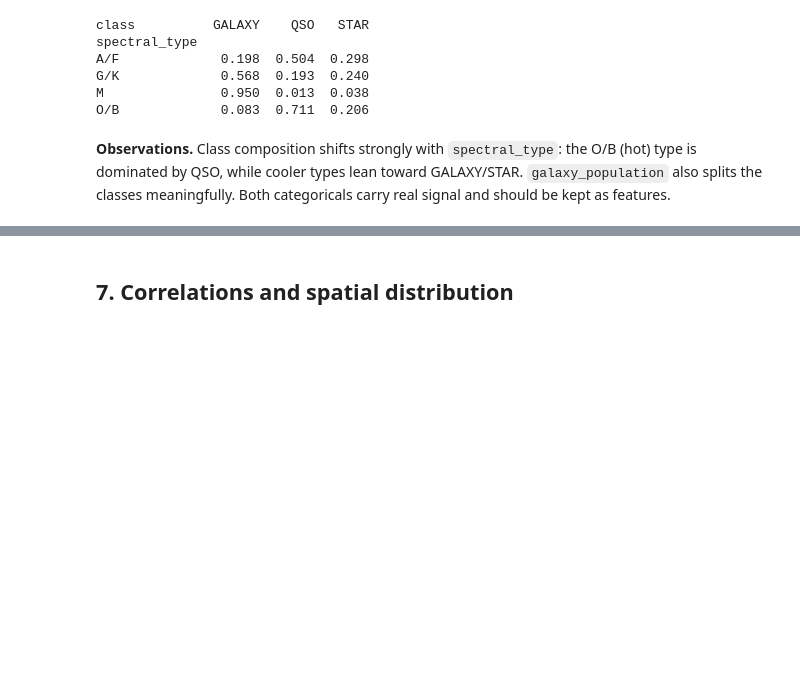
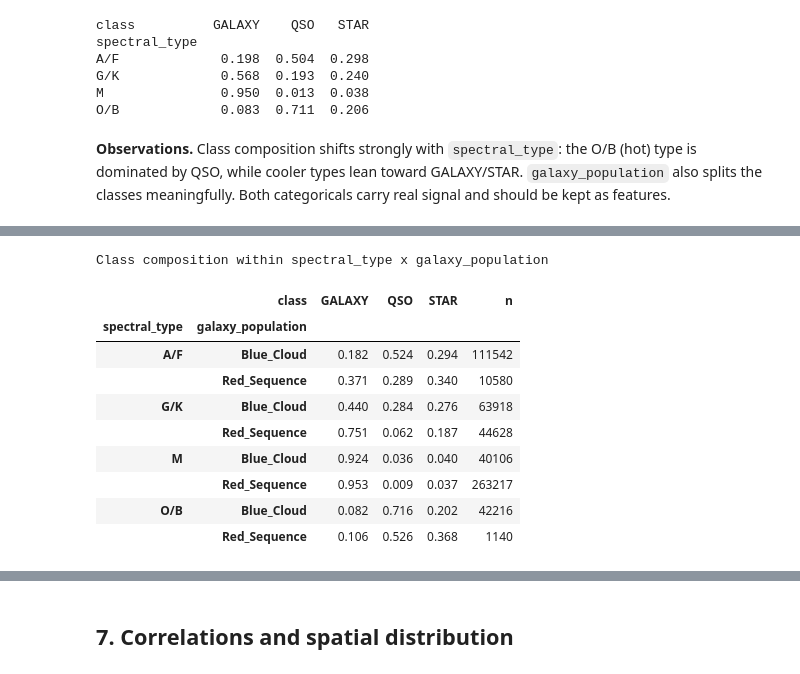
Before and after one commit to FlexonaFFt/MLKaggleTasks, a Jupyter notebook: competitions/predicting-stellar-class/notebooks/eda_note.ipynb, the cells around one changed output, grey strips where cells are left out. Drawn from its saved outputs; the diff is of its cells as text; code cells hidden in the pictures; blank space fills up the shorter version.

```diff
--- a/competitions/predicting-stellar-class/notebooks/eda_note.ipynb
+++ b/competitions/predicting-stellar-class/notebooks/eda_note.ipynb
@@ -446,0 +491,18 @@ O/B             0.083  0.711  0.206
+# %%
+joint_n = pd.crosstab([train['spectral_type'], train['galaxy_population']], train[TARGET])
+joint = joint_n.div(joint_n.sum(axis=1), axis=0)[CLASSES]
+joint['n'] = joint_n.sum(axis=1)
+styled(joint, caption='Class composition within spectral_type x galaxy_population',
+       gradient=True, axis=0)
+# %% [output]
+Class composition within spectral_type x galaxy_population
+|  | class | GALAXY | QSO | STAR | n |
+| spectral_type | galaxy_population |  |  |  |  |
+| A/F | Blue_Cloud | 0.182 | 0.524 | 0.294 | 111542 |
+|  | Red_Sequence | 0.371 | 0.289 | 0.340 | 10580 |
+| G/K | Blue_Cloud | 0.440 | 0.284 | 0.276 | 63918 |
+|  | Red_Sequence | 0.751 | 0.062 | 0.187 | 44628 |
+| M | Blue_Cloud | 0.924 | 0.036 | 0.040 | 40106 |
+|  | Red_Sequence | 0.953 | 0.009 | 0.037 | 263217 |
+| O/B | Blue_Cloud | 0.082 | 0.716 | 0.202 | 42216 |
+|  | Red_Sequence | 0.106 | 0.526 | 0.368 | 1140 |
```
Also changed, not shown: parts of 11 cells of this notebook, 3 other files.
